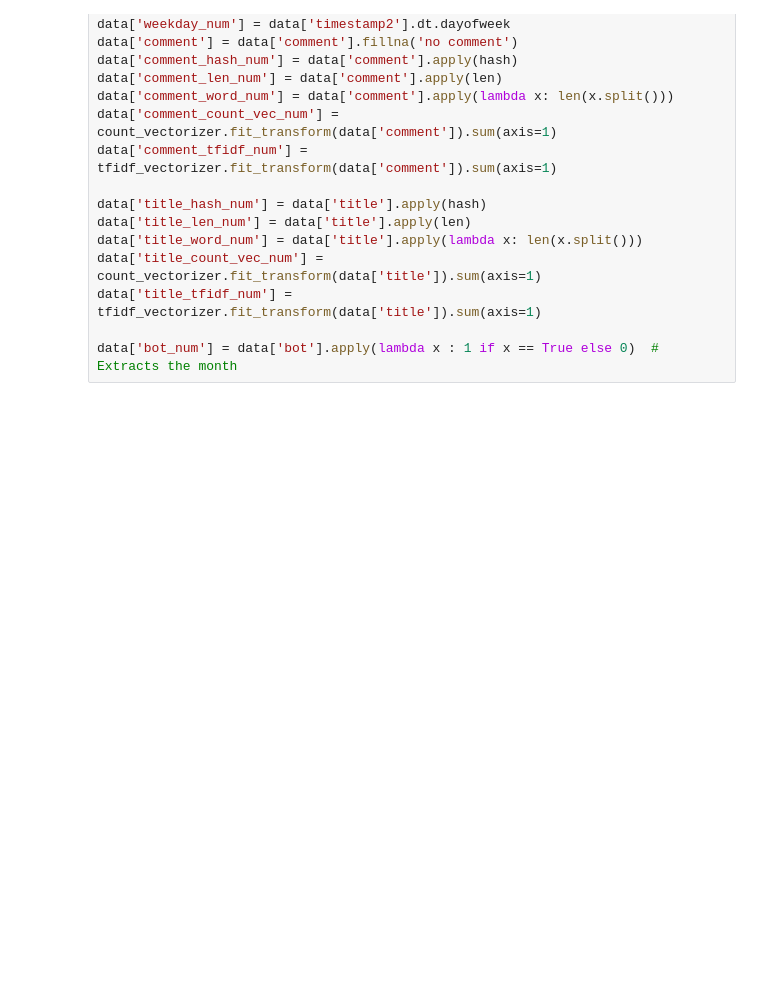
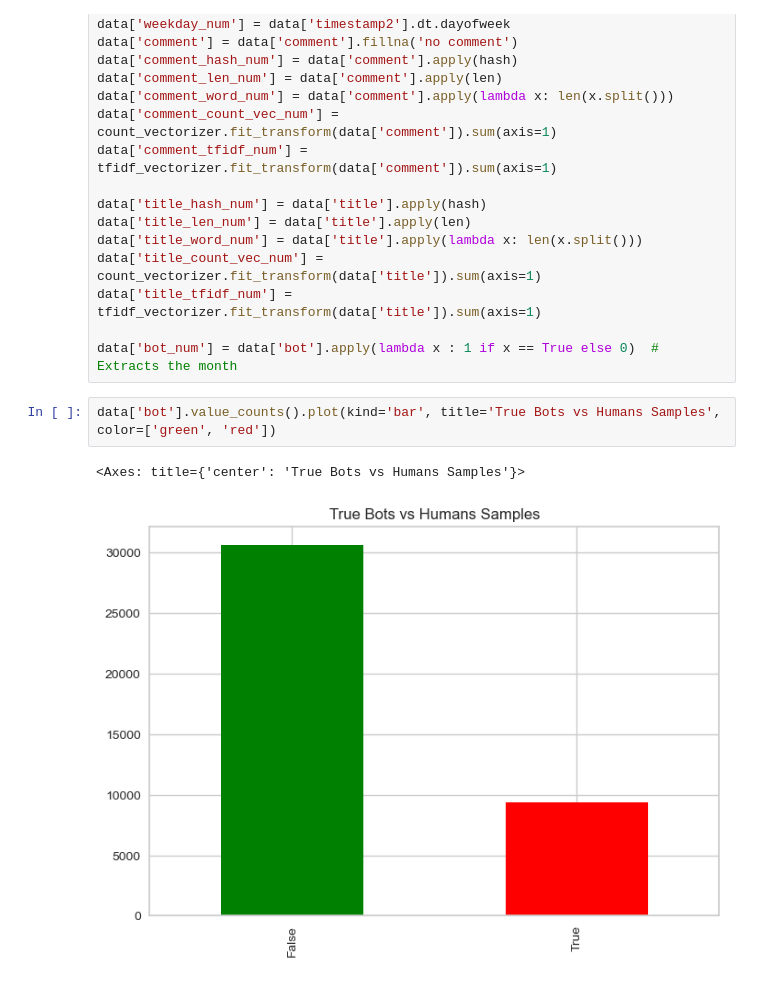
Before and after one commit to ansu0122/ucu-mmds, a Jupyter notebook: src/homework2/ml_cookbook.ipynb, the cells around one changed output. Drawn from its saved outputs; the diff is of its cells as text; blank space fills up the shorter version.

```diff
--- a/src/homework2/ml_cookbook.ipynb
+++ b/src/homework2/ml_cookbook.ipynb
@@ -31,4 +31,9 @@ data['title_count_vec_num'] = count_vectorizer.fit_transform(data['title']).sum(
 data['title_tfidf_num'] = tfidf_vectorizer.fit_transform(data['title']).sum(axis=1)
 
 data['bot_num'] = data['bot'].apply(lambda x : 1 if x == True else 0)  # Extracts the month
+# %%
+data['bot'].value_counts().plot(kind='bar', title='True Bots vs Humans Samples', color=['green', 'red'])
+# %% [output]
+<Axes: title={'center': 'True Bots vs Humans Samples'}>
+[figure, added]
 # %%
```
Also changed, not shown: parts of 8 cells of this notebook, 1 other file.
